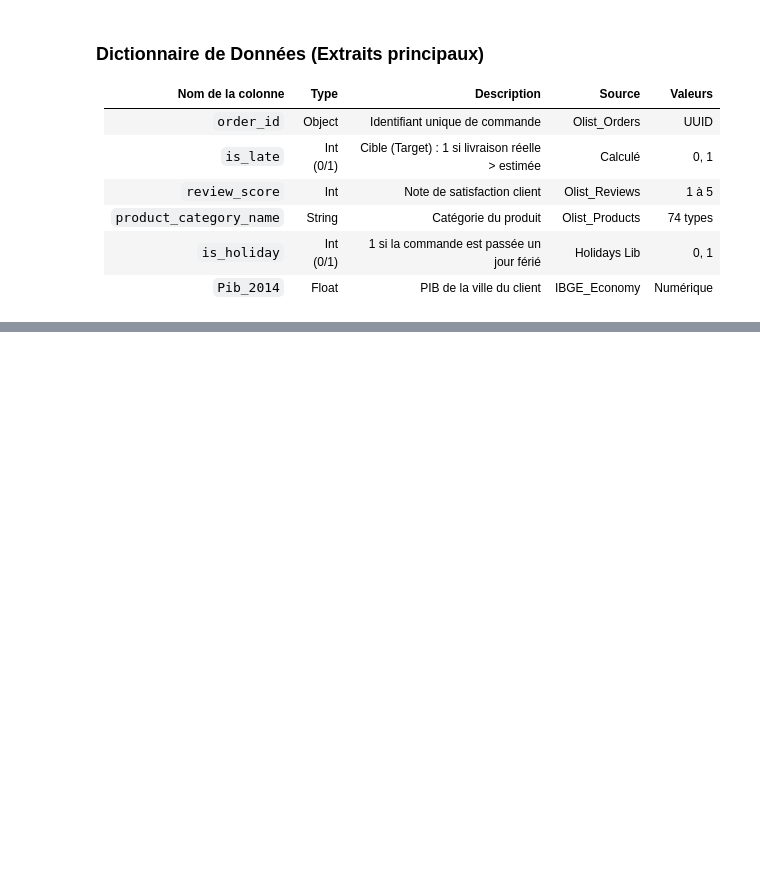
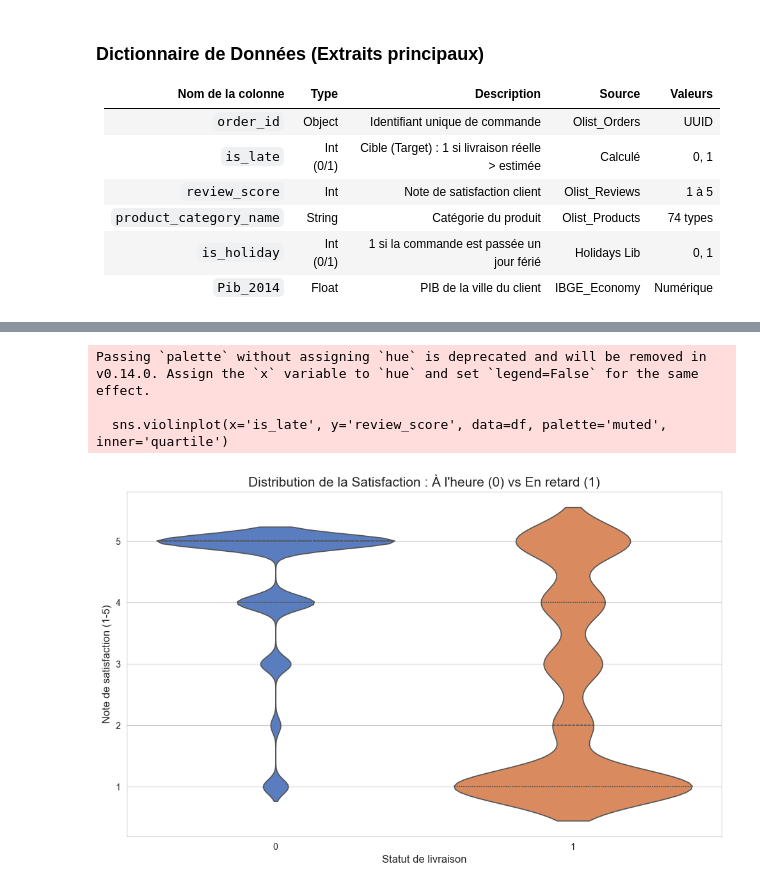
Before and after one commit to brahimhatim265/DATA-DRIVEN-DECISION-MAKING, a Jupyter notebook: notebooks/Brahim.ipynb, the cells around one changed output, grey strips where cells are left out. Cells and saved outputs as stored; diff of their text form; code cells hidden in the pictures; blank space fills up the shorter version.

```diff
--- a/notebooks/Brahim.ipynb
+++ b/notebooks/Brahim.ipynb
@@ -177,0 +334,15 @@ Couverture PIB (données non nulles) : 99.12%
+# %%
+# Création du Violin Plot pour comparer les notes
+plt.figure(figsize=(12, 7))
+
+sns.violinplot(x='is_late', y='review_score', data=df, palette='muted', inner='quartile')
+plt.title('Distribution de la Satisfaction : À l\'heure (0) vs En retard (1)', fontsize=15)
+plt.xlabel('Statut de livraison', fontsize=12)
+plt.ylabel('Note de satisfaction (1-5)', fontsize=12)
+
+plt.show()
+# %% [output]
+Passing `palette` without assigning `hue` is deprecated and will be removed in v0.14.0. Assign the `x` variable to `hue` and set `legend=False` for the same effect.
+
+  sns.violinplot(x='is_late', y='review_score', data=df, palette='muted', inner='quartile')
+[figure, added]
```
Also changed, not shown: parts of 9 cells of this notebook.
